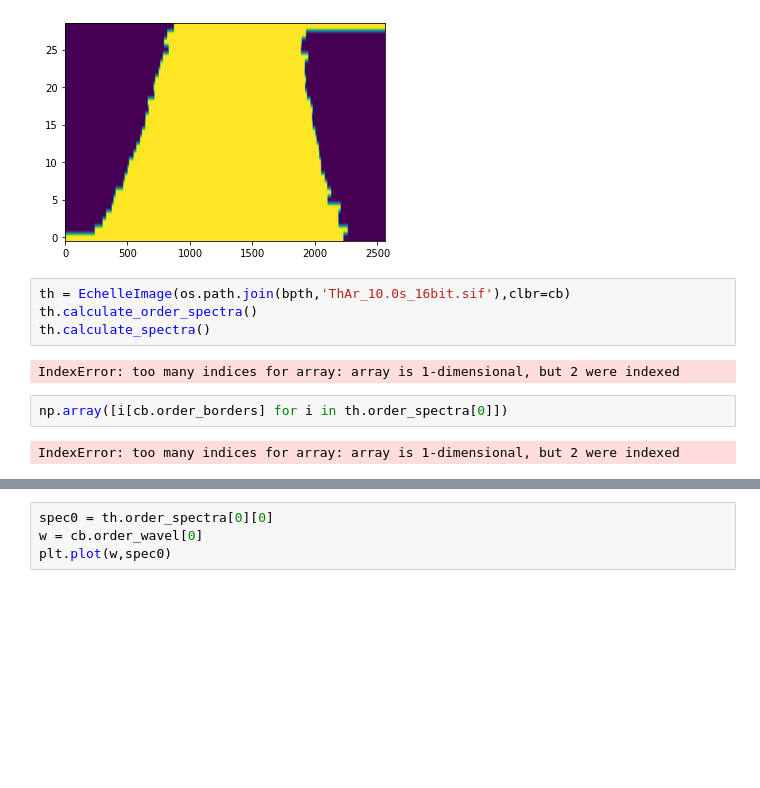
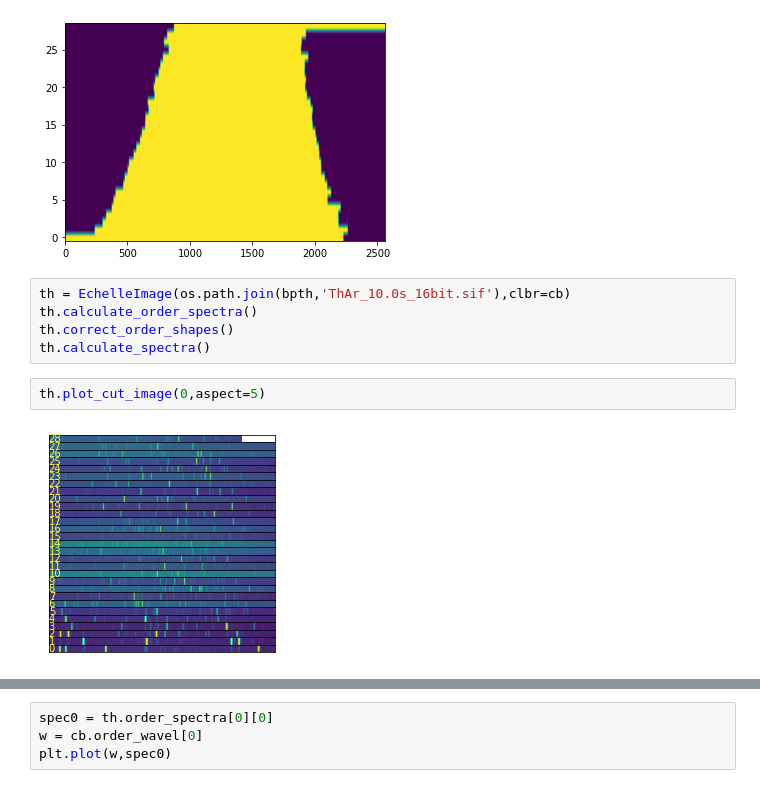
Before and after one commit to queezz/echelle_spectra, a Jupyter notebook: src/echelle_spectra/examples/3.5_Load_Black_Echelle.ipynb, the cells around one changed output, grey strips where cells are left out. Drawn from its saved outputs; the diff is of its cells as text; blank space fills up the shorter version.

```diff
--- a/src/echelle_spectra/examples/3.5_Load_Black_Echelle.ipynb
+++ b/src/echelle_spectra/examples/3.5_Load_Black_Echelle.ipynb
@@ -44,10 +46,9 @@ plt.imshow(cb.order_borders,aspect=60,origin='lower')
 # %%
 th = EchelleImage(os.path.join(bpth,'ThAr_10.0s_16bit.sif'),clbr=cb)
 th.calculate_order_spectra()
+th.correct_order_shapes()
 th.calculate_spectra()
-# %% [output]
-IndexError: too many indices for array: array is 1-dimensional, but 2 were indexed
-# %%
-np.array([i[cb.order_borders] for i in th.order_spectra[0]])
-# %% [output]
-IndexError: too many indices for array: array is 1-dimensional, but 2 were indexed
+# %%
+th.plot_cut_image(0,aspect=5)
+# %% [output]
+[figure, added]
```
Also changed, not shown: parts of 19 cells of this notebook, 2 other files.
